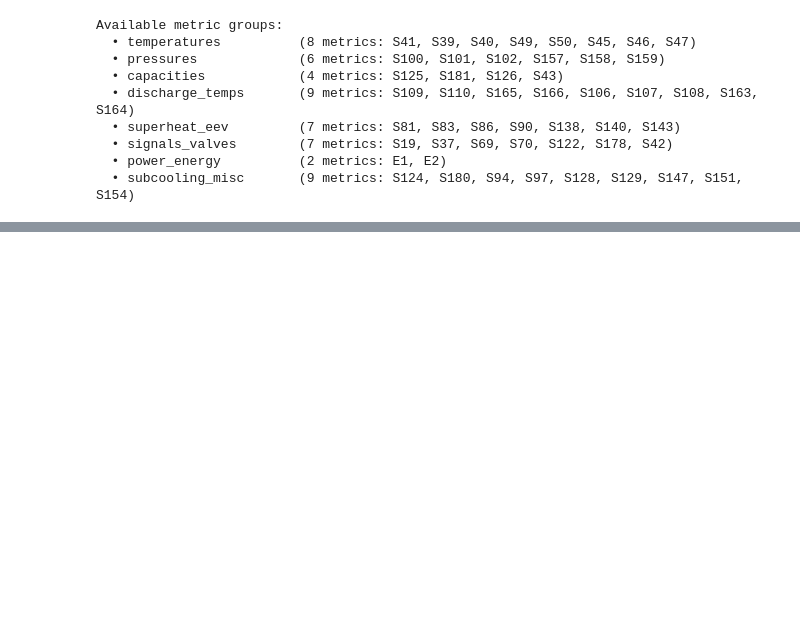
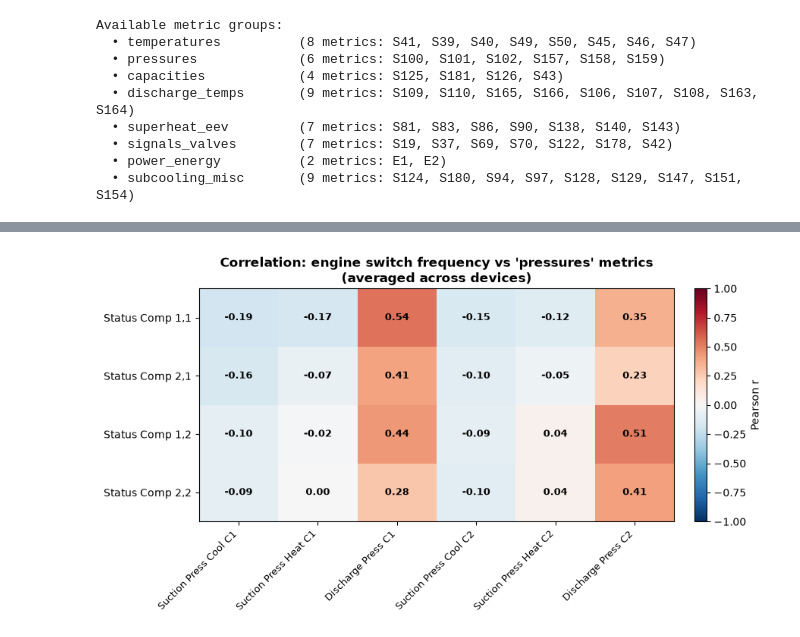
Before and after one commit to PasqualeAndreacchio/AnomalyDection-Spark, a Jupyter notebook: anomaly1.ipynb, the cells around one changed output, grey strips where cells are left out. Drawn from its saved outputs; the diff is of its cells as text; code cells hidden in the pictures; blank space fills up the shorter version.

Commit message:
Completed correlation task. However, I should check which plots to keep

```diff
--- a/anomaly1.ipynb
+++ b/anomaly1.ipynb
@@ -765,0 +793,10 @@ per_device_heatmap("S117", sensor_codes, selected_metrics, pdf_corr)
+# %%
+# Set the group you want to analyze
+SELECTED_GROUP = "pressures"
+# %%
+# 1. Extract, pivot, and join the engine and sensor data in Spark
+df_joined, selected_metrics, sensor_codes = engines_switch_counts_df(
+    metric_groups,
+    SELECTED_GROUP,
+    engine_codes
+)
@@ -765,0 +806,5 @@ per_device_heatmap("S117", sensor_codes, selected_metrics, pdf_corr)
+# %%
+# 2. Compute the Pearson correlation matrix per device in Spark
+df_correlation = corr_df(sensor_codes, df_joined)
+
+df_correlation.printSchema()
@@ -765,0 +829,11 @@ per_device_heatmap("S117", sensor_codes, selected_metrics, pdf_corr)
+# %%
+# 3. Collect the small, aggregated correlation matrix into Pandas
+pdf_corr = df_correlation.toPandas()
+# %%
+# 4. Plot the aggregated heatmap (averaged across all devices)
+import pandas as pd
+import numpy as np
+
+engine_sensors_heatmap(pdf_corr, sensor_codes, selected_metrics)
+# %% [output]
+[figure, added]
```
Also changed, not shown: parts of 51 cells of this notebook.
